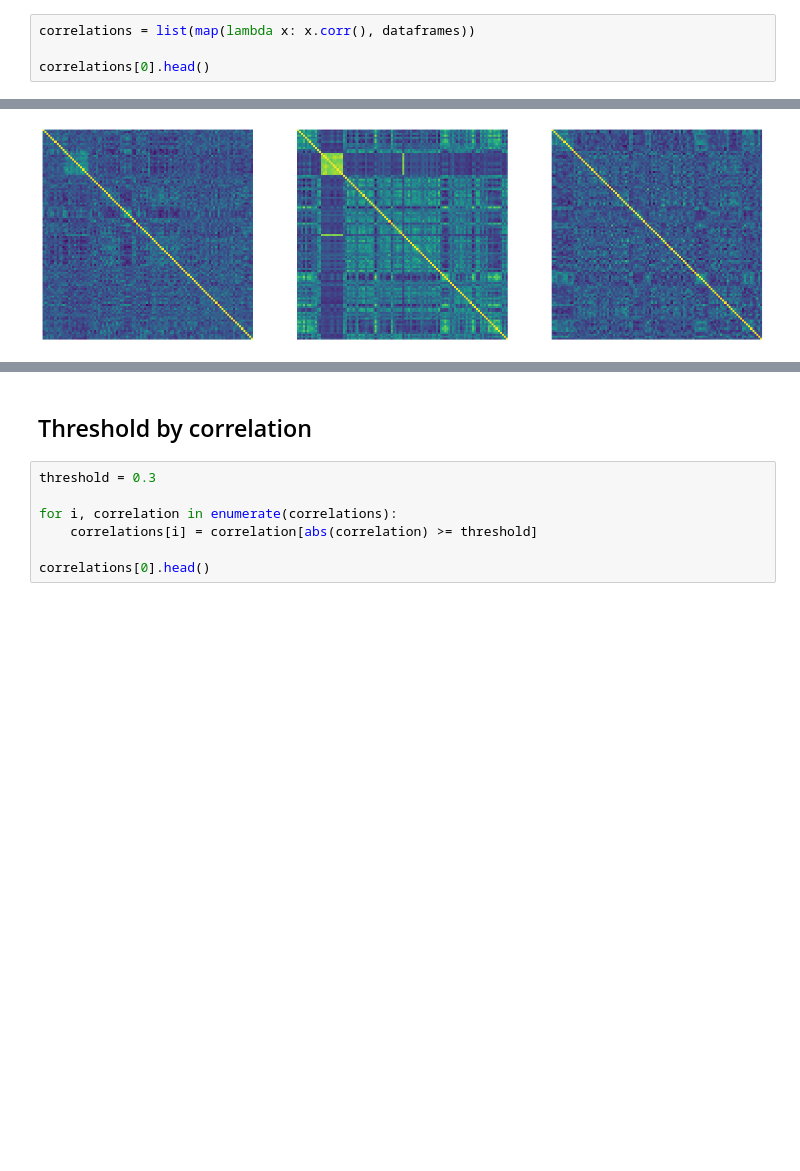
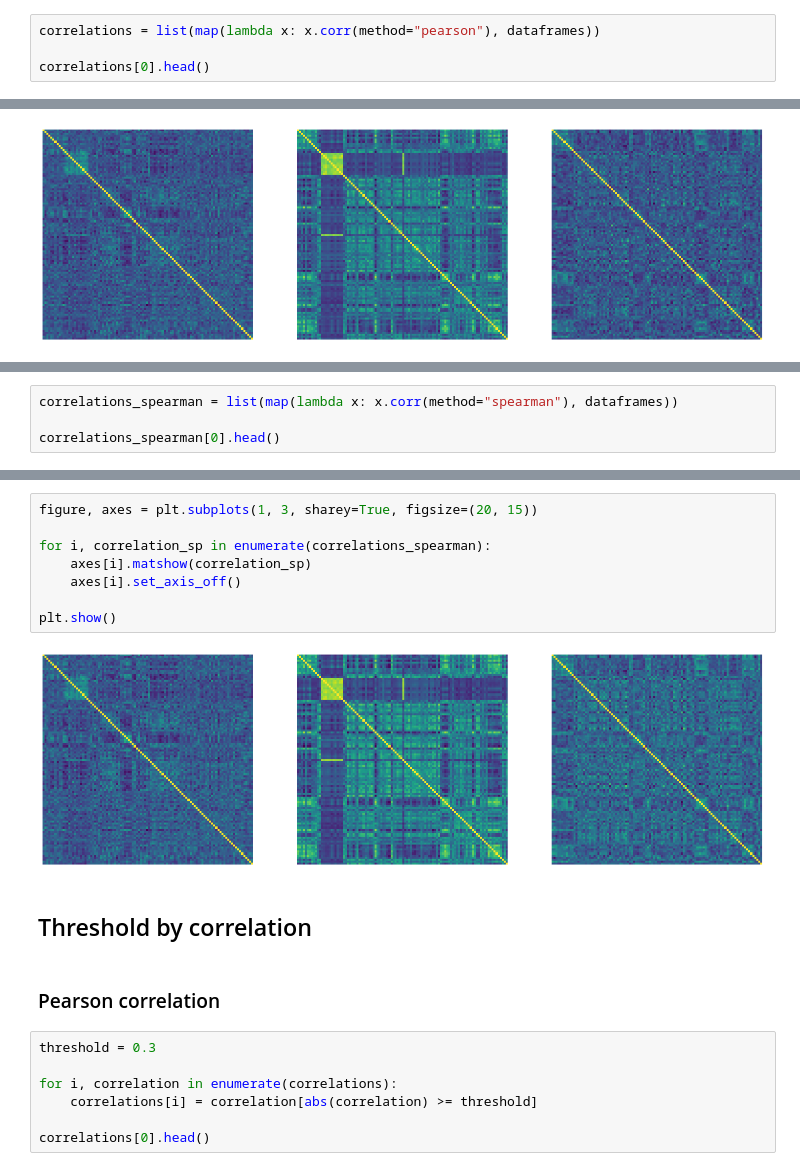
Before and after one commit to Educorreia932/FCUP-BINF, a Jupyter notebook: Assignments/Assignment 6/notebook.ipynb, the cells around one changed output, grey strips where cells are left out. Saved outputs shown, nothing was run; the diff lists cells and outputs as text; blank space fills up the shorter version.

Commit message:
Added Spearman Correlation

```diff
--- a/Assignments/Assignment 6/notebook.ipynb
+++ b/Assignments/Assignment 6/notebook.ipynb
@@ -29,5 +31,5 @@ dataframes[0].head()
 # %%
-correlations = list(map(lambda x: x.corr(), dataframes))
+correlations = list(map(lambda x: x.corr(method="pearson"), dataframes))
 
 correlations[0].head()
 # %% [output]
@@ -51,0 +56,4 @@ plt.show()
+# %%
+correlations_spearman = list(map(lambda x: x.corr(method="spearman"), dataframes))
+
+correlations_spearman[0].head()
@@ -52,5 +68,17 @@ plt.show()
+# %%
+figure, axes = plt.subplots(1, 3, sharey=True, figsize=(20, 15))
+
+for i, correlation_sp in enumerate(correlations_spearman):
+    axes[i].matshow(correlation_sp)
+    axes[i].set_axis_off()
+
+plt.show()
+# %% [output]
+[figure, added]
 # %% [markdown]
 ## Threshold by correlation
+# %% [markdown]
+### Pearson correlation
 # %%
 threshold = 0.3
 
```
Also changed, not shown: parts of 7 cells of this notebook.
